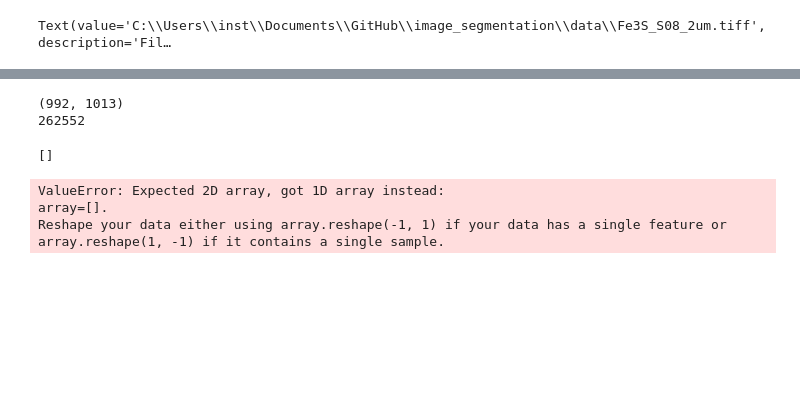
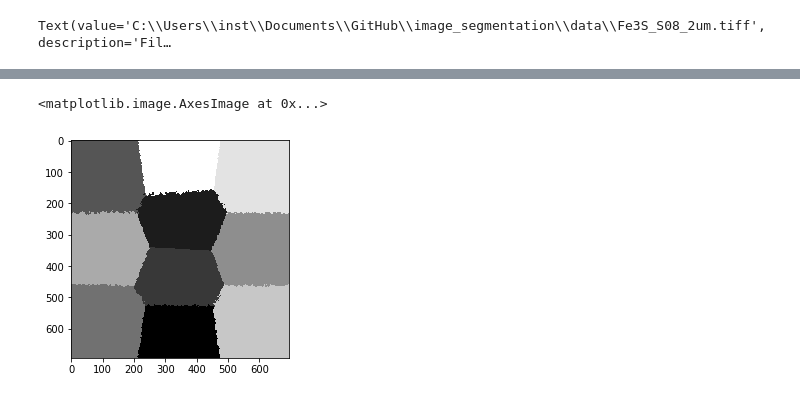
Before and after one commit to rockandsalt/image_segmentation, a Jupyter notebook: image_segmentation.ipynb, the cells around one changed output, grey strips where cells are left out. Cells and saved outputs as stored; diff of their text form; code cells hidden in the pictures; blank space fills up the shorter version.

```diff
--- a/image_segmentation.ipynb
+++ b/image_segmentation.ipynb
@@ -83,45 +50,31 @@ ax.imshow(cleaned, cmap='gray')
-# %%
-ma_cleaned = ma.masked_where(filled == 1, cleaned)
-
-print(cleaned.shape)
-
-print(ma.count_masked(ma_cleaned))
-# %% [output]
-(992, 1013)
-262552
 # %%
 from sklearn.cluster import KMeans
 import numpy as np
 from skimage.viewer import ImageViewer
 
 kmean_input = []
 
-x,y = ma_cleaned.shape
+x,y = cleaned.shape
 
 for i in range(x):
     for j in range(y):
-        if(ma_cleaned[i,j] != ma.masked):
-            kmean_input.append(np.array([i,j,ma_cleaned[i,j]]))
+        kmean_input.append(np.array([i,j,cleaned[i,j]]))
 
-print(kmean_input)
-
-kmeans = KMeans(n_clusters=2,n_jobs=2)
+kmeans = KMeans(n_clusters=10,n_init=20)
 bined = kmeans.fit_predict(kmean_input)
 
 new_img = np.zeros(cleaned.shape)
 
 for j in range(len(kmean_input)):
     index =  kmean_input[j][0:2]
     val = bined[j]
     new_img[int(index[0]),int(index[1])] = val
 
 fig, ax = plt.subplots(figsize=(5, 4))
 ax.imshow(new_img, cmap='gray')
 # %% [output]
-[]
+<matplotlib.image.AxesImage at 0x...>
-ValueError: Expected 2D array, got 1D array instead:
-array=[].
-Reshape your data either using array.reshape(-1, 1) if your data has a single feature or array.reshape(1, -1) if it contains a single sample.
+[figure, added]
 # %%
 ma_den = ma.masked_where(filled == 0, new_img)
 
```
Also changed, not shown: parts of 6 cells of this notebook, 2 other files.
